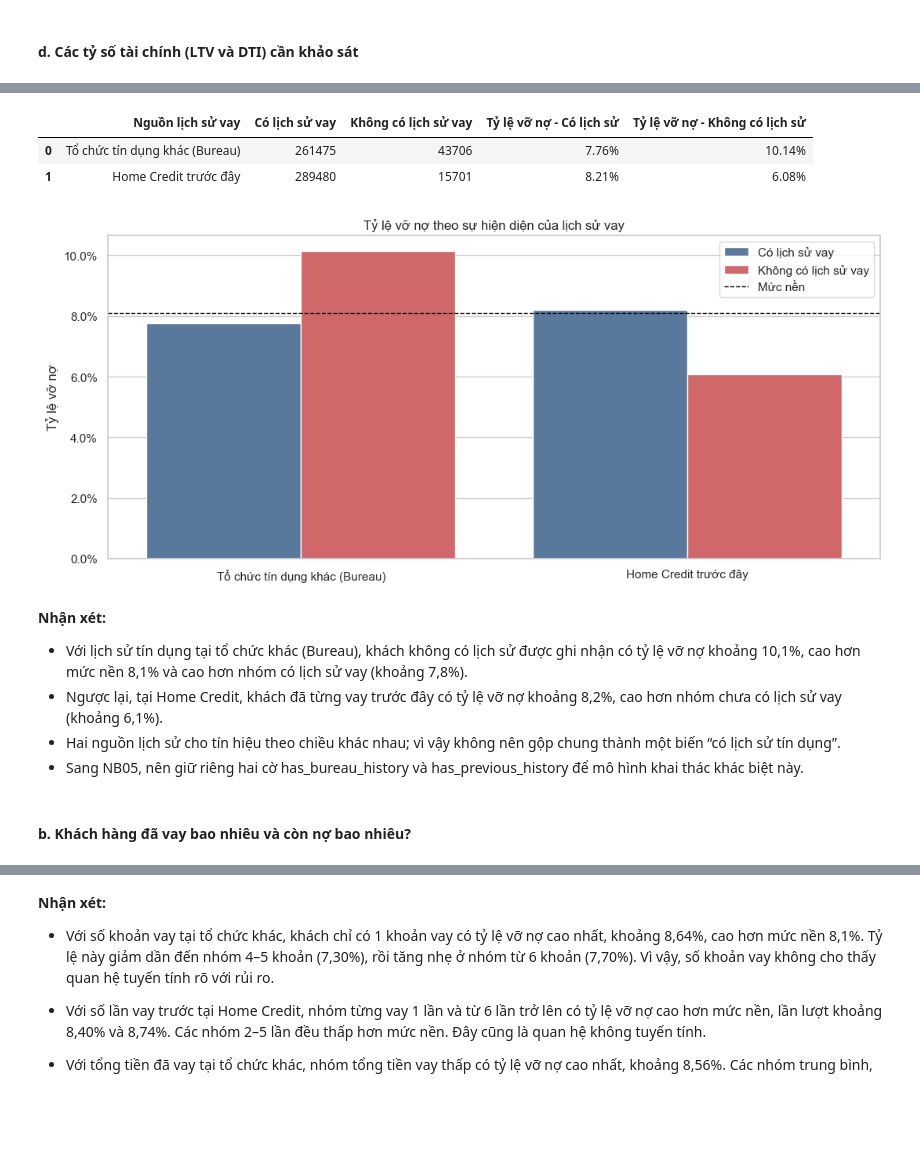
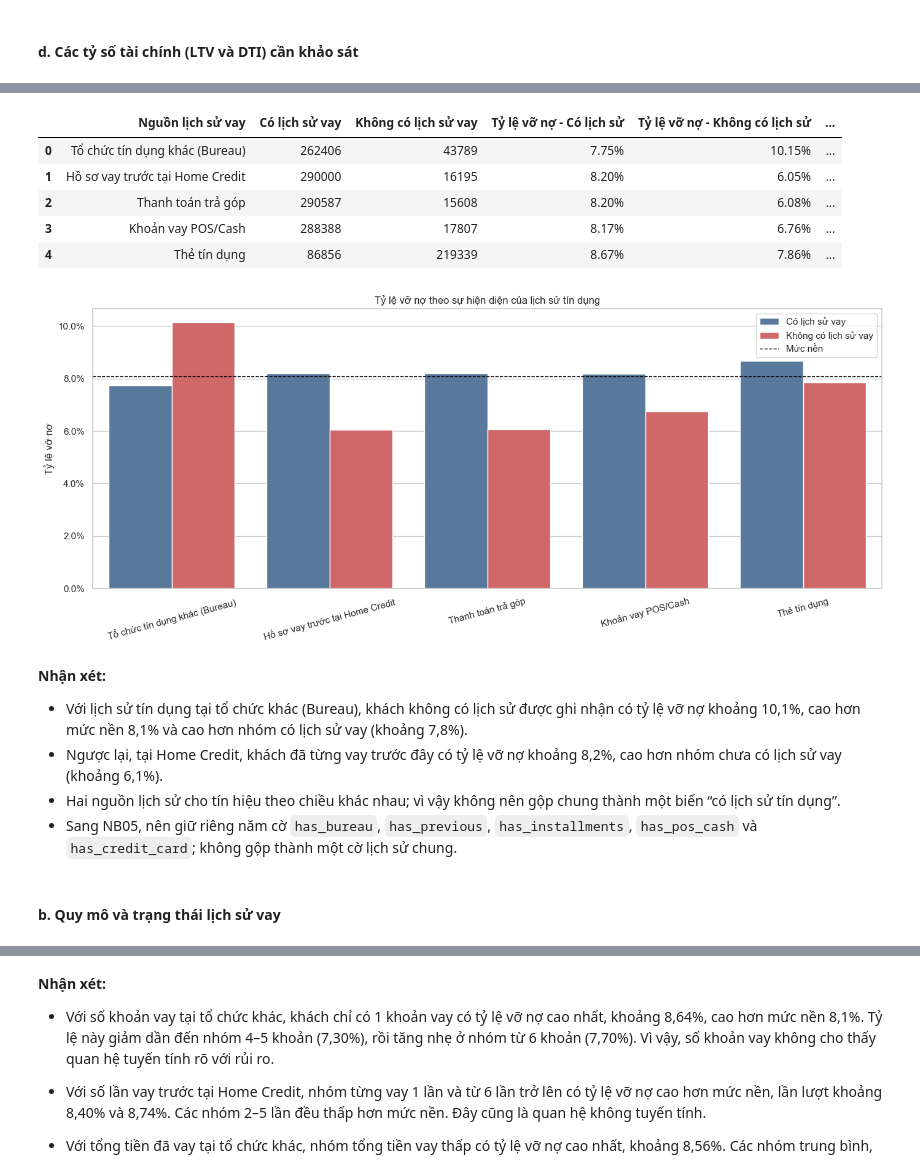
Before and after one commit to thanhhung9720001-collab/credit-risk-classifier, a Jupyter notebook: notebooks/04_eda_visualization.ipynb, the cells around one changed output, grey strips where cells are left out. Cells and saved outputs as stored; diff of their text form; code cells hidden in the pictures; blank space fills up the shorter version.

```diff
--- a/notebooks/04_eda_visualization.ipynb
+++ b/notebooks/04_eda_visualization.ipynb
@@ -350,8 +353,13 @@ plt.show()
 # %% [markdown]
 ##### c. Quy mô gia đình
 # %%
-# Giữ riêng nhóm từ 1 đến 5 thành viên; gộp các gia đình từ 6 thành viên trở lên.
-df['nhom_quy_mo_gia_dinh'] = pd.cut(df['cnt_fam_members'], bins=[0, 1, 2, 3, 4, 5, float('inf')], labels=['1', '2', '3', '4', '5', '6+'], right=True)
+# Giữ riêng nhóm từ 1 đến 4 thành viên; gộp gia đình từ 5 thành viên trở lên để nhóm ổn định hơn.
+df['nhom_quy_mo_gia_dinh'] = pd.cut(
+    df['cnt_fam_members'],
+    bins=[0, 1, 2, 3, 4, float('inf')],
+    labels=['1', '2', '3', '4', '5+'],
+    right=True
+)
 
 # Tóm tắt số khách hàng và tỷ lệ nợ xấu theo quy mô gia đình.
 tom_tat_quy_mo_gia_dinh = df.groupby('nhom_quy_mo_gia_dinh', observed=False)['target'].agg(so_khach_hang='size', ty_le_vo_no='mean').reset_index()
@@ -740,7 +773,7 @@ ten_nhom = ['Rất thấp', 'Thấp', 'Trung bình', 'Cao', 'Rất cao']
 
 def tao_nhom_phan_vi(du_lieu, ten_cot):
     """
-    Chia một cột số thành 5 nhóm có quy mô gần tương đương.
+    Chia một cột số theo 5 phân vị; giá trị trùng tại mốc có thể làm quy mô nhóm lệch nhau.
     Nhãn nhóm hiển thị cả mức độ và khoảng giá trị thực tế.
     """
 
@@ -1042,65 +1148,78 @@ plt.show()
 # %%
-# Bureau ghi nhận khoản vay tại các tổ chức tín dụng khác; previous ghi nhận lần vay trước tại Home Credit.
-# Giá trị NaN ở hai cột tổng hợp này biểu thị khách không có lịch sử tương ứng trong dữ liệu.
+# Dùng các cờ do NB03 tạo để xác định khách có hay không có lịch sử ở từng nguồn.
 nguon_lich_su_vay = {
-    'Tổ chức tín dụng khác (Bureau)': 'bureau_count',
-    'Home Credit trước đây': 'previous_count'
+    'Tổ chức tín dụng khác (Bureau)': 'has_bureau',
+    'Hồ sơ vay trước tại Home Credit': 'has_previous',
+    'Thanh toán trả góp': 'has_installments',
+    'Khoản vay POS/Cash': 'has_pos_cash',
+    'Thẻ tín dụng': 'has_credit_card'
 }
 
 bang_lich_su_vay = pd.DataFrame({
     'Nguồn lịch sử vay': list(nguon_lich_su_vay.keys()),
-    'Có lịch sử vay': [df[cot].notna().sum() for cot in nguon_lich_su_vay.values()],
-    'Không có lịch sử vay': [df[cot].isna().sum() for cot in nguon_lich_su_vay.values()],
-    'Tỷ lệ vỡ nợ - Có lịch sử': [df.loc[df[cot].notna(), 'target'].mean() for cot in nguon_lich_su_vay.values()],
-    'Tỷ lệ vỡ nợ - Không có lịch sử': [df.loc[df[cot].isna(), 'target'].mean() for cot in nguon_lich_su_vay.values()]
+    'Có lịch sử vay': [(df[cot] == 1).sum() for cot in nguon_lich_su_vay.values()],
+    'Không có lịch sử vay': [(df[cot] == 0).sum() for cot in nguon_lich_su_vay.values()],
+    'Tỷ lệ vỡ nợ - Có lịch sử': [df.loc[df[cot] == 1, 'target'].mean() for cot in nguon_lich_su_vay.values()],
+    'Tỷ lệ vỡ nợ - Không có lịch sử': [df.loc[df[cot] == 0, 'target'].mean() for cot in nguon_lich_su_vay.values()]
 })
+bang_lich_su_vay['Chênh lệch'] = (
+    bang_lich_su_vay['Tỷ lệ vỡ nợ - Có lịch sử']
+    - bang_lich_su_vay['Tỷ lệ vỡ nợ - Không có lịch sử']
+)
+
+assert (bang_lich_su_vay['Có lịch sử vay'] + bang_lich_su_vay['Không có lịch sử vay']).eq(len(df)).all()
 
 display(bang_lich_su_vay.style.format({
     'Tỷ lệ vỡ nợ - Có lịch sử': '{:.2%}',
-    'Tỷ lệ vỡ nợ - Không có lịch sử': '{:.2%}'
+    'Tỷ lệ vỡ nợ - Không có lịch sử': '{:.2%}',
+    'Chênh lệch': '{:+.2%}'
 }))
 # %% [output]
-|  | Nguồn lịch sử vay | Có lịch sử vay | Không có lịch sử vay | Tỷ lệ vỡ nợ - Có lịch sử | Tỷ lệ vỡ nợ - Không có lịch sử |
-| 0 | Tổ chức tín dụng khác (Bureau) | 261475 | 43706 | 7.76% | 10.14% |
-| 1 | Home Credit trước đây | 289480 | 15701 | 8.21% | 6.08% |
+|  | Nguồn lịch sử vay | Có lịch sử vay | Không có lịch sử vay | Tỷ lệ vỡ nợ - Có lịch sử | Tỷ lệ vỡ nợ - Không có lịch sử | ... |
+| 0 | Tổ chức tín dụng khác (Bureau) | 262406 | 43789 | 7.75% | 10.15% | ... |
+| 1 | Hồ sơ vay trước tại Home Credit | 290000 | 16195 | 8.20% | 6.05% | ... |
+| 2 | Thanh toán trả góp | 290587 | 15608 | 8.20% | 6.08% | ... |
+| 3 | Khoản vay POS/Cash | 288388 | 17807 | 8.17% | 6.76% | ... |
+| 4 | Thẻ tín dụng | 86856 | 219339 | 8.67% | 7.86% | ... |
 # %%
 # So sánh tỷ lệ vỡ nợ giữa khách có và không có lịch sử vay ở từng nguồn.
 du_lieu_bieu_do_lich_su = bang_lich_su_vay.melt(
     id_vars='Nguồn lịch sử vay',
     value_vars=['Tỷ lệ vỡ nợ - Có lịch sử', 'Tỷ lệ vỡ nợ - Không có lịch sử'],
     var_name='Trạng thái lịch sử vay',
     value_name='Tỷ lệ vỡ nợ'
 ).replace({
     'Tỷ lệ vỡ nợ - Có lịch sử': 'Có lịch sử vay',
     'Tỷ lệ vỡ nợ - Không có lịch sử': 'Không có lịch sử vay'
 })
 
-plt.figure(figsize=(11, 5))
+plt.figure(figsize=(14, 6))
 ax = sns.barplot(
     data=du_lieu_bieu_do_lich_su,
     x='Nguồn lịch sử vay',
     y='Tỷ lệ vỡ nợ',
     hue='Trạng thái lịch sử vay',
     palette=['#4E79A7', '#E15759']
 )
 ax.axhline(ty_le_no_xau_nen, color='black', linestyle='--', linewidth=1, label='Mức nền')
 ax.yaxis.set_major_formatter(ticker.PercentFormatter(1))
-ax.set_title('Tỷ lệ vỡ nợ theo sự hiện diện của lịch sử vay')
+ax.set_title('Tỷ lệ vỡ nợ theo sự hiện diện của lịch sử tín dụng')
 ax.set_xlabel('')
 ax.set_ylabel('Tỷ lệ vỡ nợ')
+ax.tick_params(axis='x', labelrotation=15)
 ax.legend(title='', loc='upper right')
 plt.tight_layout()
 plt.show()
 # %% [output]
-[figure, old version]
+[figure, new version]
 # %% [markdown]
 **Nhận xét:**
 - Với lịch sử tín dụng tại tổ chức khác (Bureau), khách không có lịch sử được ghi nhận có tỷ lệ vỡ nợ khoảng 10,1%, cao hơn mức nền 8,1% và cao hơn nhóm có lịch sử vay (khoảng 7,8%).
 - Ngược lại, tại Home Credit, khách đã từng vay trước đây có tỷ lệ vỡ nợ khoảng 8,2%, cao hơn nhóm chưa có lịch sử vay (khoảng 6,1%).
 - Hai nguồn lịch sử cho tín hiệu theo chiều khác nhau; vì vậy không nên gộp chung thành một biến “có lịch sử tín dụng”.
-- Sang NB05, nên giữ riêng hai cờ has_bureau_history và has_previous_history để mô hình khai thác khác biệt này.
+- Sang NB05, nên giữ riêng năm cờ `has_bureau`, `has_previous`, `has_installments`, `has_pos_cash` và `has_credit_card`; không gộp thành một cờ lịch sử chung.
 # %% [markdown]
-#### b. Khách hàng đã vay bao nhiêu và còn nợ bao nhiêu?
+#### b. Quy mô và trạng thái lịch sử vay
 # %%
 # Phần này kiểm tra liệu khách đã vay nhiều hơn hoặc còn nợ nhiều hơn
 # có tỷ lệ vỡ nợ (target = 1) khác với các khách hàng còn lại hay không.
```
Also changed, not shown: parts of 138 cells of this notebook, 1 other file.
